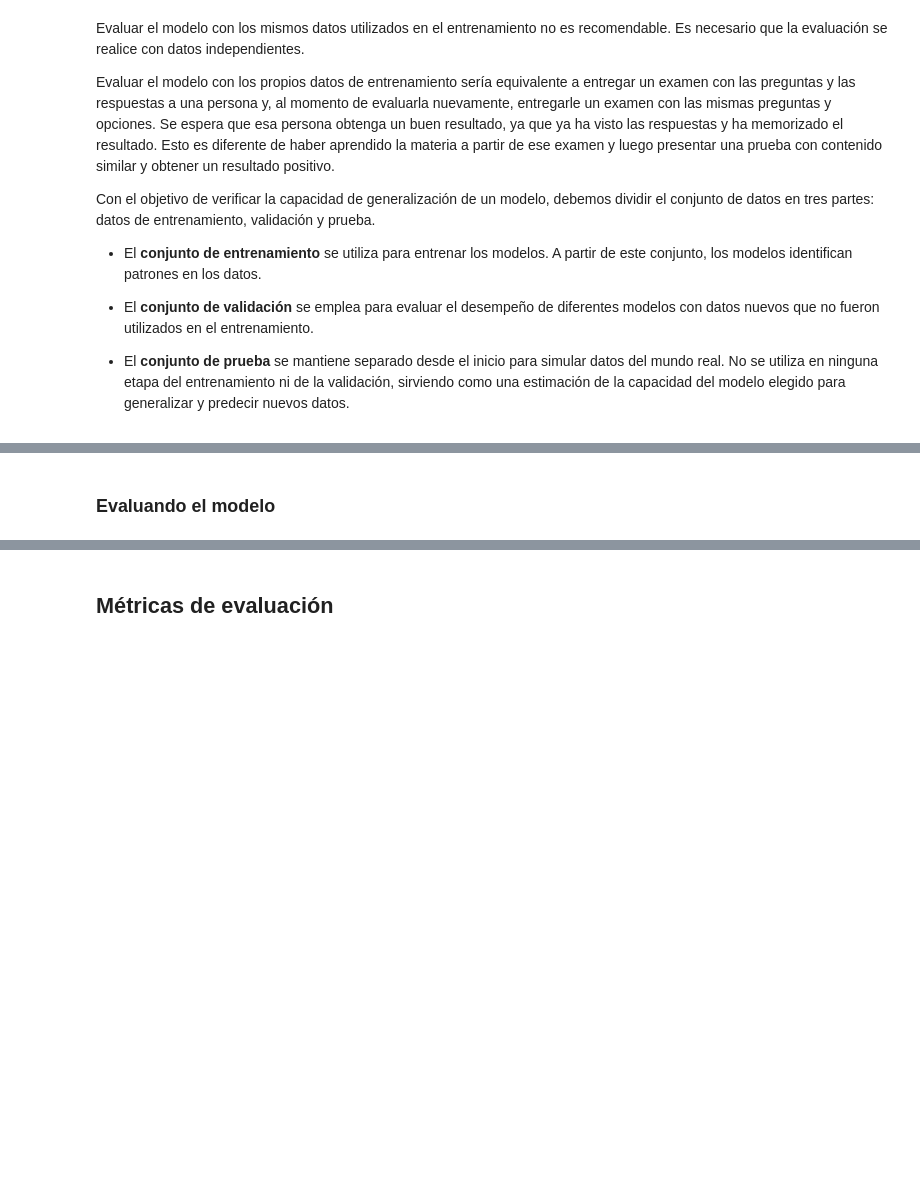
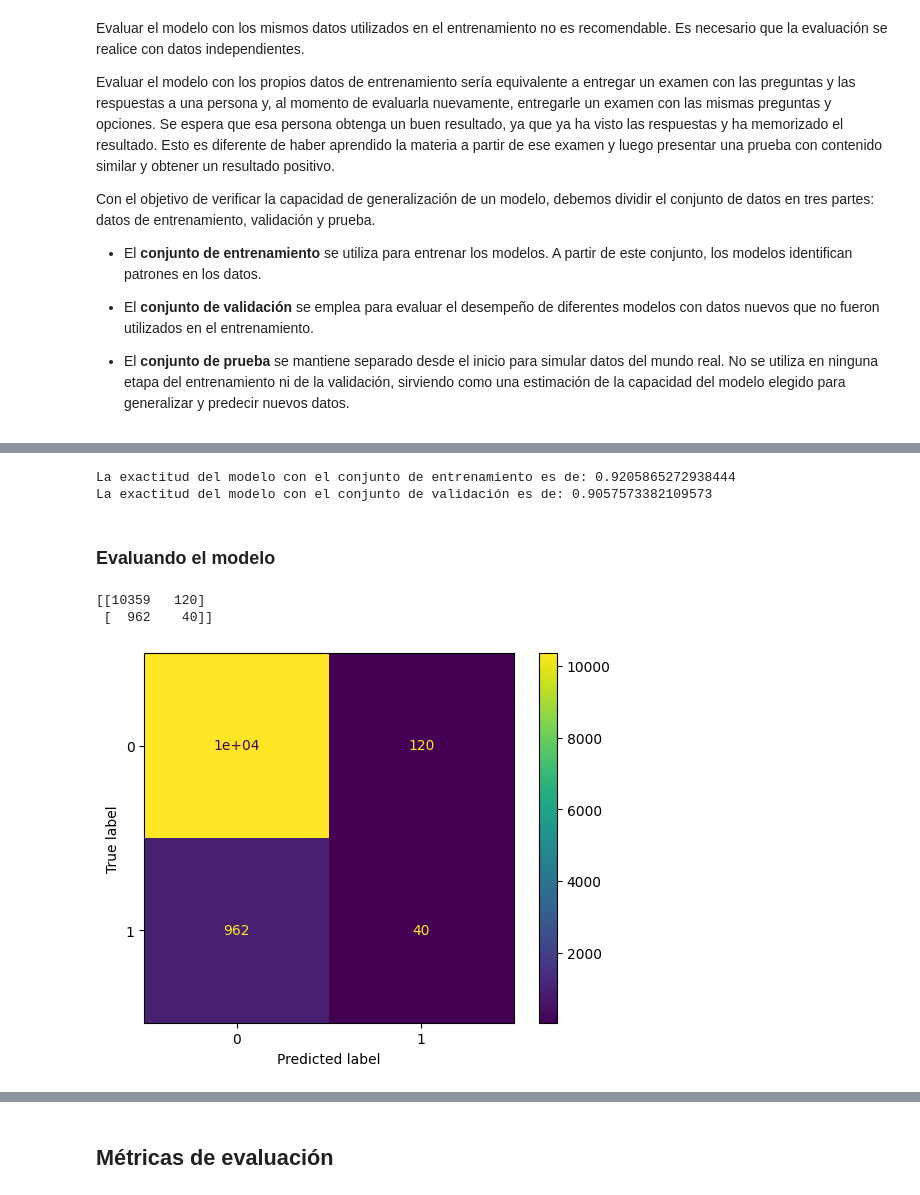
Before and after one commit to DanielRaiicHu/clasificacion_validacion_y_metricas, a Jupyter notebook: Clasificacion_validacion_y_metricas.ipynb, the cells around one changed output, grey strips where cells are left out. Saved outputs shown, nothing was run; the diff lists cells and outputs as text; code cells hidden in the pictures; blank space fills up the shorter version.

```diff
--- a/Clasificacion_validacion_y_metricas.ipynb
+++ b/Clasificacion_validacion_y_metricas.ipynb
@@ -29,3 +29,7 @@ datos.head()
 | 2 | 15750.0 | 4477.500000 | 12.000000 | 0 | 2.0 | 0.501213 | ... |
 | 3 | 9000.0 | 1309.050000 | 12.157324 | 0 | 3.0 | 0.501213 | ... |
 | 4 | 7650.0 | 1125.000000 | 12.157324 | 0 | 2.0 | 0.294328 | ... |
+# %%
+# Separa los datos en variables predictoras (X) y variable objetivo (y)
+X = datos.drop(columns='moroso', axis=1)  # X contiene todas las columnas excepto 'moroso'
+y = datos.moroso  # y contiene la columna objetivo: si el cliente es moroso
@@ -48,2 +136,19 @@ Con el objetivo de verificar la capacidad de generalización de un modelo, debem
+# %%
+# Instanciar el modelo
+# Con delimitación en el Árbol de Decisión
+modelo = DecisionTreeClassifier(max_depth=10) # Límite de profundidad = 10
+modelo.fit(X_train,y_train)                   # Vuelve a entrenar
+print(f'La exactitud del modelo con el conjunto de entrenamiento es de: {modelo.score(X_train,y_train)}')
+print(f'La exactitud del modelo con el conjunto de validación es de: {modelo.score(X_val,y_val)}')
+
+# Respuesta:
+# La exactitud del modelo con el conjunto de entrenamiento es de: 0.9205865272938444
+# La exactitud del modelo con el conjunto de validación es de: 0.9057573382109573
+
+# Vemos que está generalizando mejor, porque no se está memorizando todas las salidas y únicamente ajustamos un parámetro.
+# Entonces aquí ya comenzamos a encontrar el camino para poder hacer nuestra validación del modelo
+# %% [output]
+La exactitud del modelo con el conjunto de entrenamiento es de: 0.9205865272938444
+La exactitud del modelo con el conjunto de validación es de: 0.9057573382109573
 # %% [markdown]
 ### Evaluando el modelo
@@ -49,0 +159,21 @@ Con el objetivo de verificar la capacidad de generalización de un modelo, debem
+# %%
+# Generamos las predicciones del modelo sobre el conjunto de validación
+# X_val contiene los datos de entrada (sin la etiqueta), y el modelo devuelve una lista con 0 (cumplido) o 1 (moroso)
+y_previsto = modelo.predict(X_val)
+
+# Creamos la matriz de confusión, que muestra cómo se desempeñó el modelo al clasificar:
+# - Verdaderos negativos (TN): cumplidores bien clasificados como cumplidores
+# - Falsos positivos (FP): cumplidores mal clasificados como morosos
+# - Falsos negativos (FN): morosos mal clasificados como cumplidores (¡muy importantes!)
+# - Verdaderos positivos (TP): morosos bien clasificados como morosos
+matriz_confusion = confusion_matrix(y_val,y_previsto)
+
+# Imprimimos la matriz de confusión en forma de array 2x2
+print(matriz_confusion)
+
+# Respuesta:
+# [[10359   120]
+#  [  962    40]]
+# %% [output]
+[[10359   120]
+ [  962    40]]
@@ -49,0 +183,10 @@ Con el objetivo de verificar la capacidad de generalización de un modelo, debem
+# %%
+# Creamos un objeto de visualización de la matriz, usando directamente la matriz ya calculada
+# Este objeto permite dibujar un gráfico donde los colores representan la cantidad de aciertos/errores
+visualizacion = ConfusionMatrixDisplay(matriz_confusion)
+
+# Dibujamos la matriz de confusión en pantalla como un gráfico (colores intensos = más casos)
+# Las etiquetas por defecto son los valores 0 y 1 (cumplido y moroso, respectivamente)
+visualizacion.plot();
+# %% [output]
+[figure, added]
```
Also changed, not shown: parts of 11 cells of this notebook.
